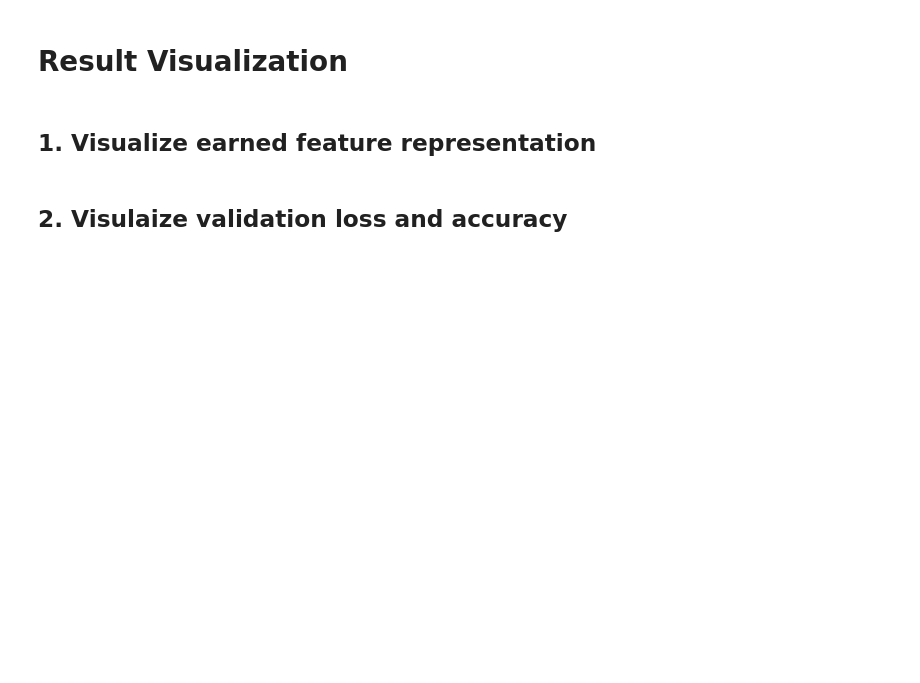
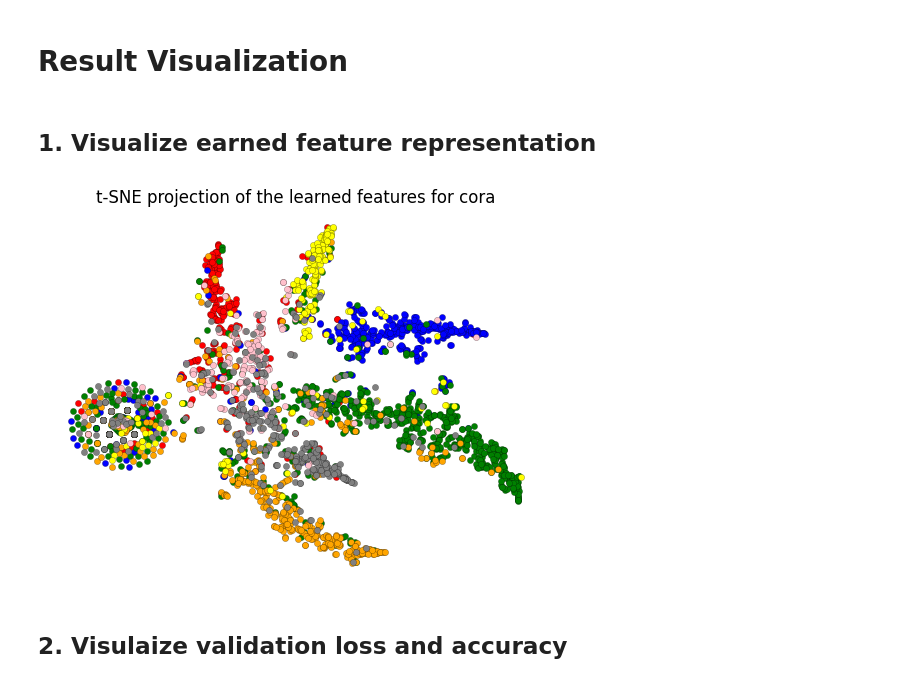
Before and after one commit to mlimbuu/pytorch-GAT, a Jupyter notebook: pytorch_SparseGAT.ipynb, the cells around one changed output. Cells and saved outputs as stored; diff of their text form; code cells hidden in the pictures; blank space fills up the shorter version.

```diff
--- a/pytorch_SparseGAT.ipynb
+++ b/pytorch_SparseGAT.ipynb
@@ -323,6 +341,11 @@ def visualize_learnedFeature_tSNE(labels, out_features, dataset):
     plt.axis("off")
     plt.title("t-SNE projection of the learned features for "+dataset)
     plt.show()
+# %%
+dataset = 'cora'
+visualize_learnedFeature_tSNE(labels, out_features, dataset)
+# %% [output]
+[figure, added]
 # %% [markdown]
 ## 2. Visulaize validation loss and accuracy
 # %%
```
Also changed, not shown: parts of 2 cells of this notebook.
